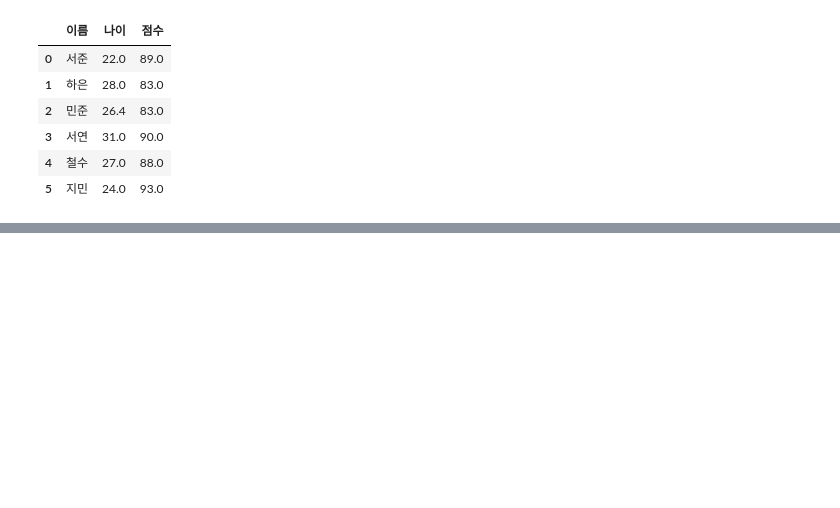
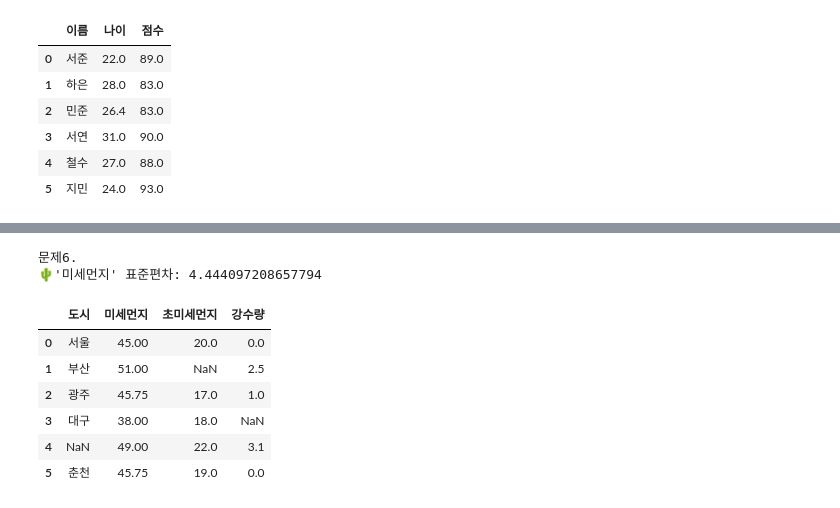
Before and after one commit to choi-hayeonn/python_libraries, a Jupyter notebook: notes/04_pandas(1).ipynb, the cells around one changed output, grey strips where cells are left out. Drawn from its saved outputs; the diff is of its cells as text; code cells hidden in the pictures; blank space fills up the shorter version.

```diff
--- a/notes/04_pandas(1).ipynb
+++ b/notes/04_pandas(1).ipynb
@@ -859,0 +954,18 @@ df6
+# %%
+# 6. ‘미세먼지’ 컬럼의 결측값을 평균값으로 채운 뒤, 그 표준편차를 구하세요.
+fd_mean = df["미세먼지"].mean()
+print("문제6.")
+df4 = df.copy()
+df4["미세먼지"]=df["미세먼지"].fillna(fd_mean)
+print("🌵'미세먼지' 표준편차:",df4["미세먼지"].std())
+df4
+# %% [output]
+문제6.
+🌵'미세먼지' 표준편차: 4.444097208657794
+|  | 도시 | 미세먼지 | 초미세먼지 | 강수량 |
+| 0 | 서울 | 45.00 | 20.0 | 0.0 |
+| 1 | 부산 | 51.00 | NaN | 2.5 |
+| 2 | 광주 | 45.75 | 17.0 | 1.0 |
+| 3 | 대구 | 38.00 | 18.0 | NaN |
+| 4 | NaN | 49.00 | 22.0 | 3.1 |
+| 5 | 춘천 | 45.75 | 19.0 | 0.0 |
```
Also changed, not shown: parts of 8 cells of this notebook, 1 other file.
